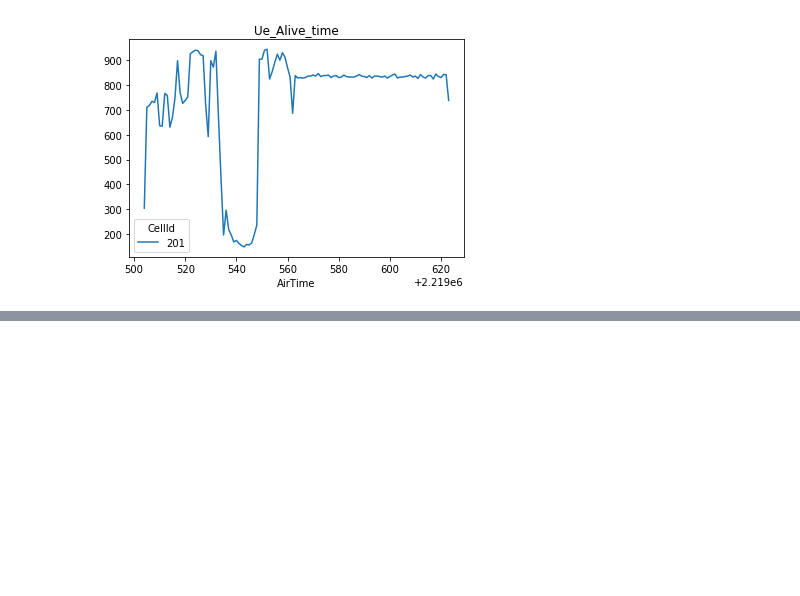
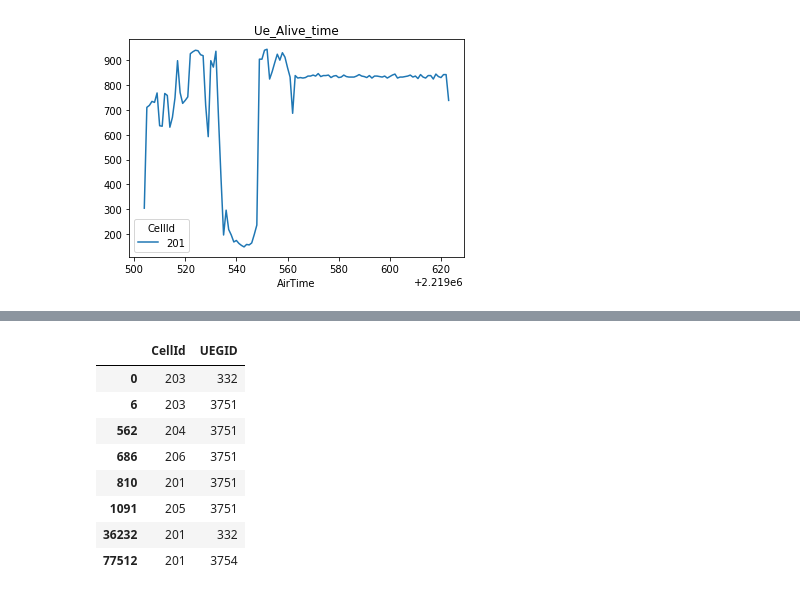
Before and after one commit to HonghaiJia/loganalysis, a Jupyter notebook: notebooks/lte/ulschd/Untitled.ipynb, the cells around one changed output, grey strips where cells are left out. Saved outputs shown, nothing was run; the diff lists cells and outputs as text; code cells hidden in the pictures; blank space fills up the shorter version.

```diff
--- a/notebooks/lte/ulschd/Untitled.ipynb
+++ b/notebooks/lte/ulschd/Untitled.ipynb
@@ -93,3 +90,5 @@ Automatic pdb calling has been turned ON
 ue332.show_livetime()
 # %% [output]
 [figure]
+# %%
+log = LteLog(r'F:\jiahonghai\airlinelog',time_interval=[20190428221243, 20190428221244])
@@ -95,0 +101,12 @@ ue332.show_livetime()
+# %%
+log.get_cell_and_ue_ids()
+# %% [output]
+|  | CellId | UEGID |
+| 0 | 203 | 332 |
+| 6 | 203 | 3751 |
+| 562 | 204 | 3751 |
+| 686 | 206 | 3751 |
+| 810 | 201 | 3751 |
+| 1091 | 205 | 3751 |
+| 36232 | 201 | 332 |
+| 77512 | 201 | 3754 |
```
Also changed, not shown: parts of 4 cells of this notebook, 4 other files.
